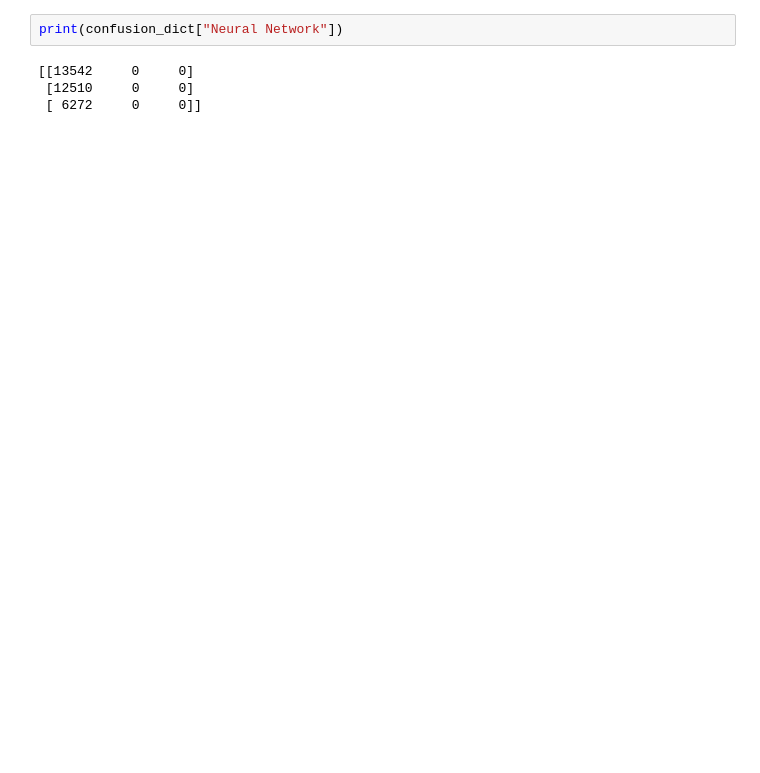
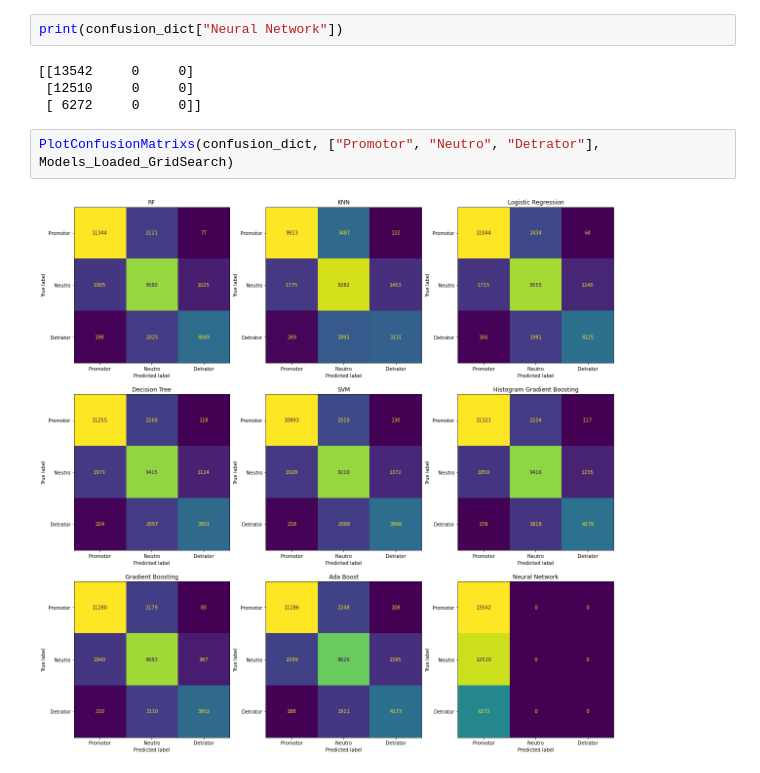
Before and after one commit to mrelero/machine-learning-anatel-database, a Jupyter notebook: Paper2/Model3/model3.ipynb, the cells around one changed output. Saved outputs shown, nothing was run; the diff lists cells and outputs as text; blank space fills up the shorter version.

```diff
--- a/Paper2/Model3/model3.ipynb
+++ b/Paper2/Model3/model3.ipynb
@@ -606,3 +615,7 @@ print(confusion_dict["Neural Network"])
 [[13542     0     0]
  [12510     0     0]
  [ 6272     0     0]]
+# %%
+PlotConfusionMatrixs(confusion_dict, ["Promotor", "Neutro", "Detrator"], Models_Loaded_GridSearch)
+# %% [output]
+[figure, added]
```
Also changed, not shown: parts of 5 cells of this notebook.
